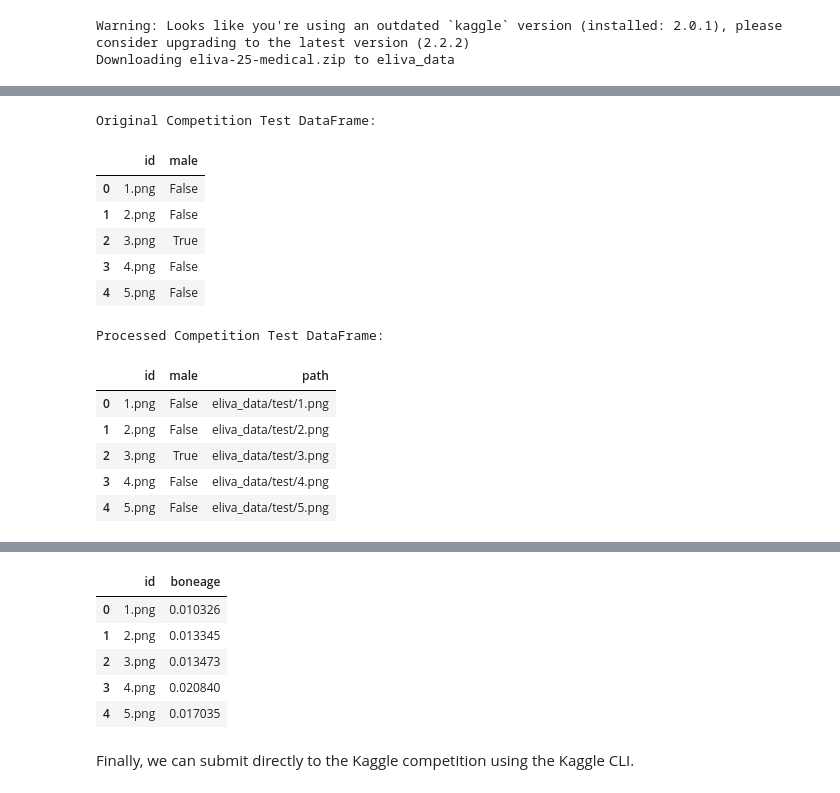
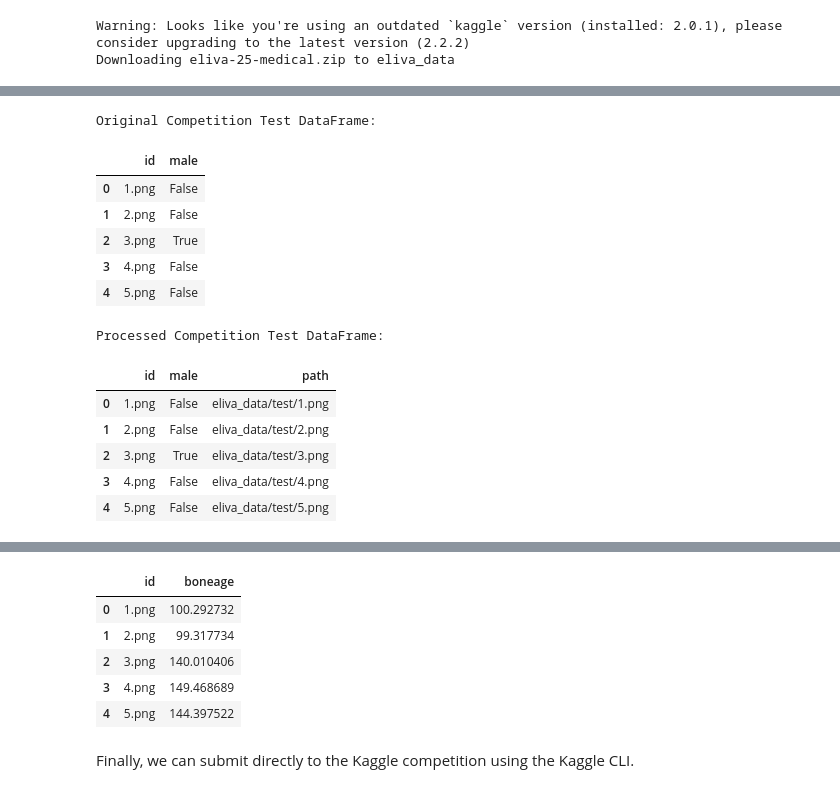
Before and after one commit to Cado87/Kaggle_competitions, a Jupyter notebook: eliva25-kaggle-notebook.ipynb, the cells around one changed output, grey strips where cells are left out. Cells and saved outputs as stored; diff of their text form; code cells hidden in the pictures.

```diff
--- a/eliva25-kaggle-notebook.ipynb
+++ b/eliva25-kaggle-notebook.ipynb
@@ -534,6 +534,7 @@ import pandas as pd
 import os
 import math
 import numpy as np
+from tensorflow.keras.models import load_model
 
 # Load the competition test set
 comp_test_csv = 'eliva_data/test/test.csv'
@@ -582,8 +583,12 @@ x_images = np.vstack(all_images)
 # Get the gender input
 x_gender = comp_test_df['male'].values.astype('float32')
 
-# Generate predictions
-comp_predictions = model.predict([x_images, x_gender])
+# Load the best model saved during training
+print("Loading the best trained model...")
+best_model = load_model('best_boneage_model.keras')
+
+# Generate predictions using the loaded BEST model (not the untrained 'model')
+comp_predictions = best_model.predict([x_images, x_gender])
 
 # Create the final submission DataFrame
 comp_submission_df = pd.DataFrame({
@@ -617,11 +623,11 @@ Preparing inputs and generating predictions...
 
 Saved final submission to eliva_submission.csv
 |  | id | boneage |
-| 0 | 1.png | 0.010326 |
-| 1 | 2.png | 0.013345 |
-| 2 | 3.png | 0.013473 |
-| 3 | 4.png | 0.020840 |
-| 4 | 5.png | 0.017035 |
+| 0 | 1.png | 100.292732 |
+| 1 | 2.png | 99.317734 |
+| 2 | 3.png | 140.010406 |
+| 3 | 4.png | 149.468689 |
+| 4 | 5.png | 144.397522 |
 # %% [markdown]
 Finally, we can submit directly to the Kaggle competition using the Kaggle CLI.
 # %%
```
Also changed, not shown: parts of 5 cells of this notebook.
